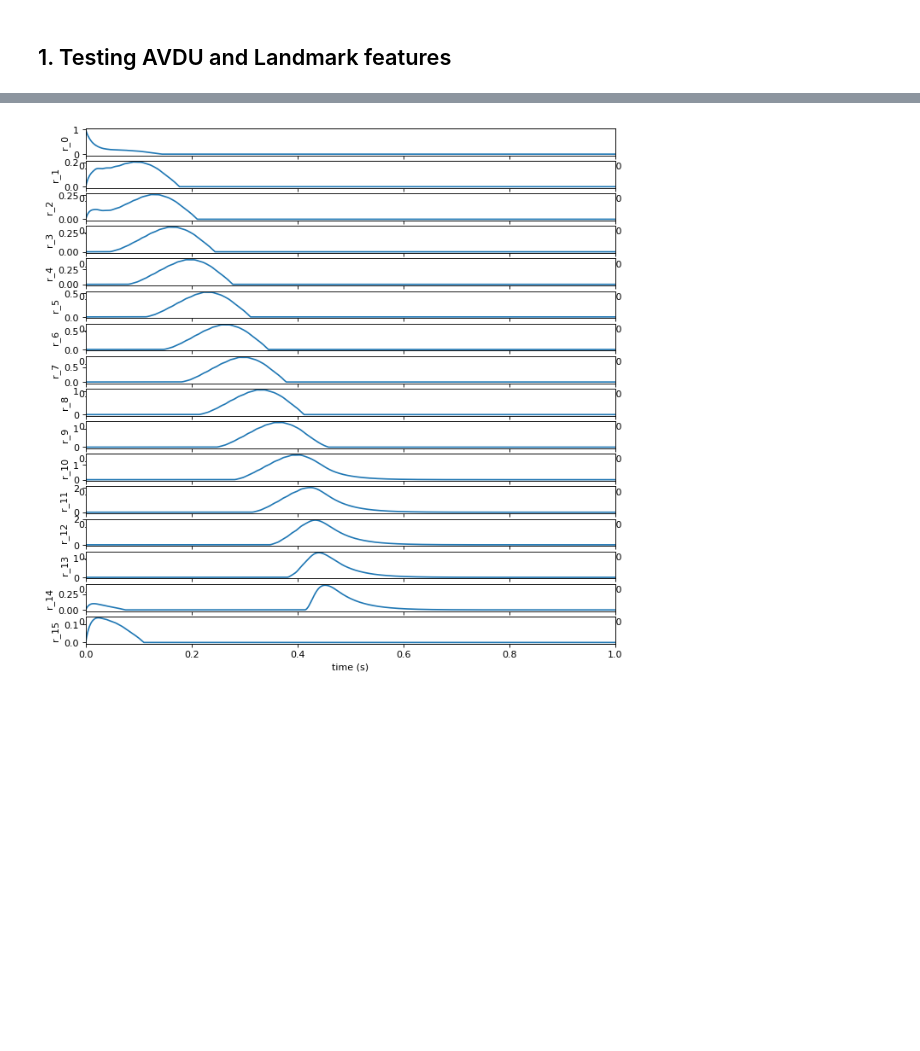
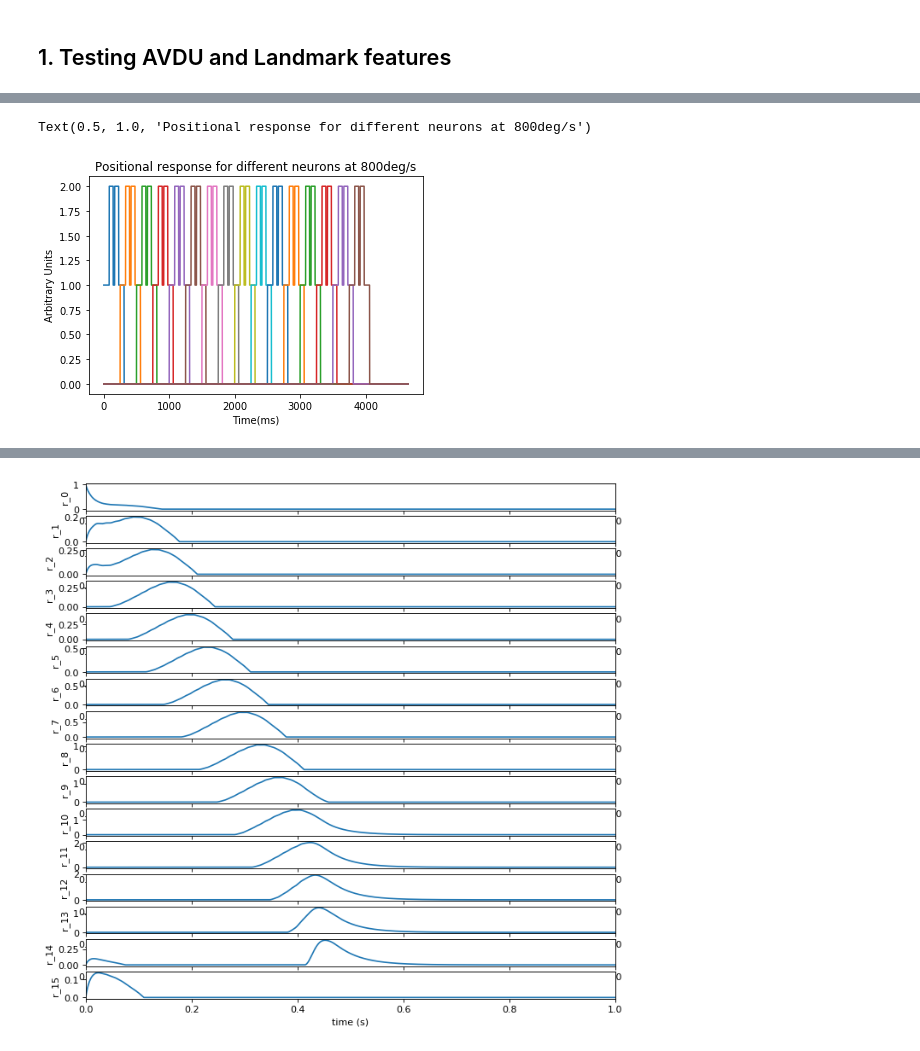
Before and after one commit to adityasinha379/FlyBrainProject, a Jupyter notebook: Project_as5624_pb2735.ipynb, the cells around one changed output, grey strips where cells are left out. Drawn from its saved outputs; the diff is of its cells as text; code cells hidden in the pictures; blank space fills up the shorter version.

```diff
--- a/Project_as5624_pb2735.ipynb
+++ b/Project_as5624_pb2735.ipynb
@@ -21,3 +21,13 @@ plt.plot(avdu_out[1,:])
+# %%
+# Plotting outputs of broad receptive fields for landmark detection
+for i in range(16):
+    plt.plot(pos_out[i,:])
+plt.xlabel("Time(ms)")
+plt.ylabel("Arbitrary Units")
+plt.title("Positional response for different neurons at 800deg/s")
+# %% [output]
+Text(0.5, 1.0, 'Positional response for different neurons at 800deg/s')
+[figure, added]
 # %%
 for i in range(5):
     t,pos_out, avdu_out = process_input((i+1)*200)
```
Also changed, not shown: parts of 6 cells of this notebook, 2 other files.
